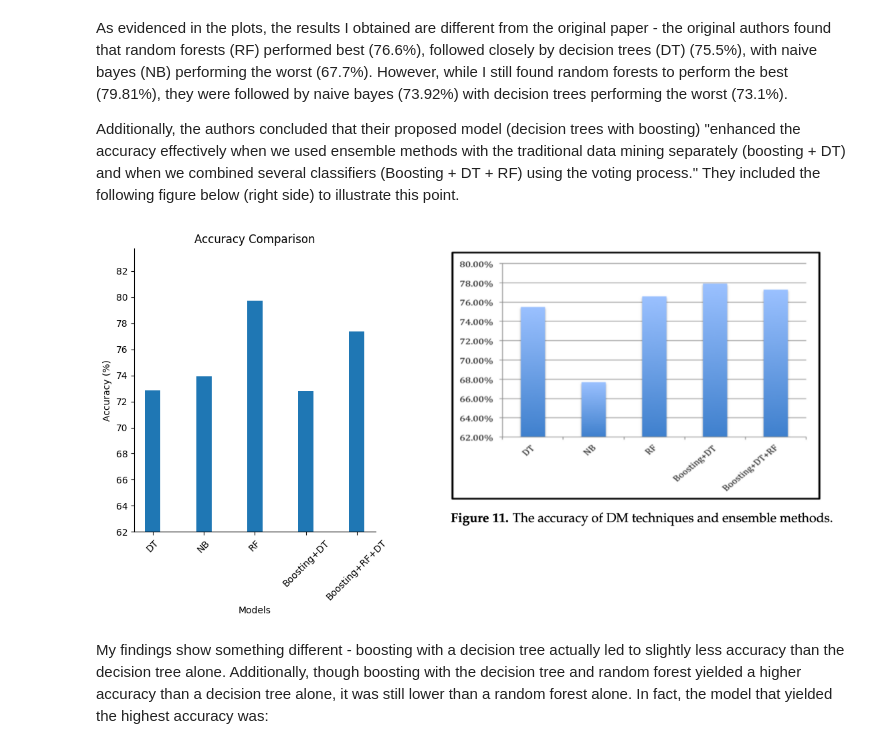
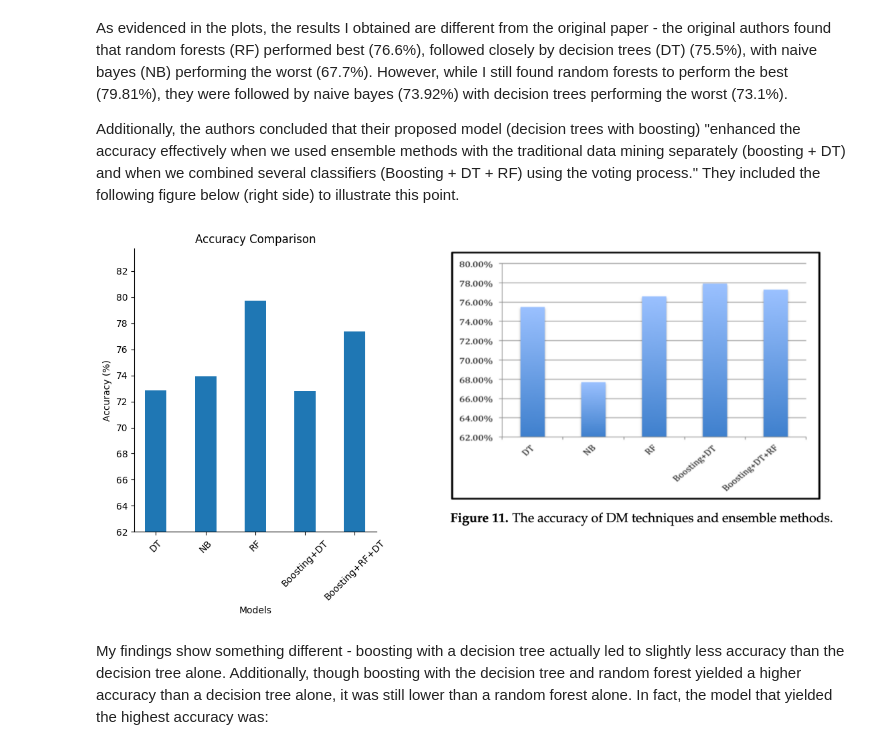
Before and after one commit to ucsd-psych201a/alsulami2023, a Jupyter notebook: writeup/Reproducibility Report.ipynb, the cells around one changed output. Cells and saved outputs as stored; diff of their text form; code cells hidden in the pictures.

Commit message:
Figures for recall finished

```diff
--- a/writeup/Reproducibility Report.ipynb
+++ b/writeup/Reproducibility Report.ipynb
@@ -741,34 +741,34 @@ Additionally, the authors concluded that their proposed model (decision trees wi
 # %%
 # Code to plot my models accuracy:
 
 selected_models = ['DT', 'NB', 'RF', 'Boosting+DT', 'Boosting+RF+DT']
 accuracies = [results[model][0] for model in selected_models]
 
 # Load in og figure
 img = mpimg.imread('images/accuracy of dm and dt ensemble.png')
 
 # Create subplots (1 row, 2 columns)
 fig, ax = plt.subplots(1, 2, figsize=(12, 6), gridspec_kw={'width_ratios': [1, 2]})
 
 # Plot the bar chart for accuracies
-ax[0].bar(selected_models, accuracies, width=0.3)
+ax[0].bar(selected_models, accuracies, width=0.43)
 ax[0].set_title("Accuracy Comparison")
 ax[0].set_xlabel("Models")
 ax[0].set_ylabel("Accuracy (%)")
 ax[0].set_ylim(62.00)
 ax[0].set_yticks(range(62, int(max(accuracies) + 4), 2))
 ax[0].tick_params(axis='x', rotation=45)
 ax[0].spines['top'].set_visible(False)
 ax[0].spines['right'].set_visible(False)
 
 # Display the image
 ax[1].imshow(img)
 ax[1].axis("off")  # Turn off axes for the image
 
 # Adjust layout and show the plot
 plt.tight_layout()
 # %% [output]
-[figure, old version]
+[figure, new version]
 # %% [markdown]
 My findings show something different - boosting with a decision tree actually led to slightly less accuracy than the decision tree alone. Additionally, though boosting with the decision tree and random forest yielded a higher accuracy than a decision tree alone, it was still lower than a random forest alone. In fact, the model that yielded the highest accuracy was:
 # %%
```
Also changed, not shown: parts of 6 cells of this notebook, 1 other file.
